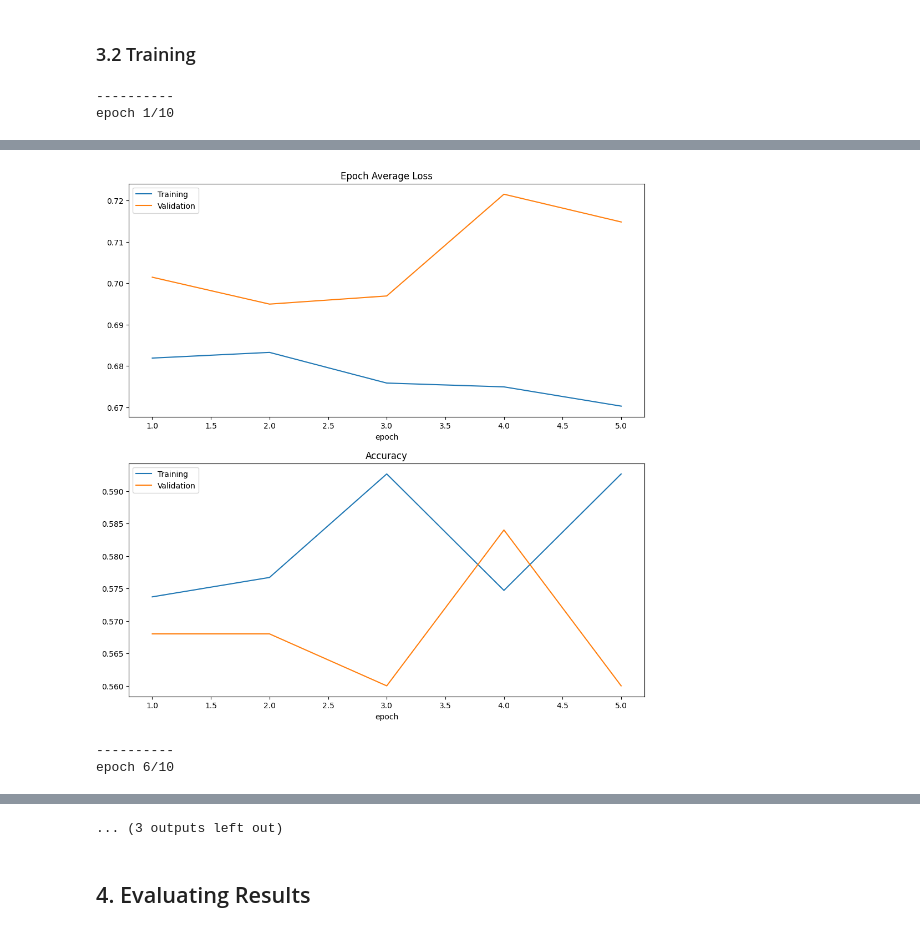
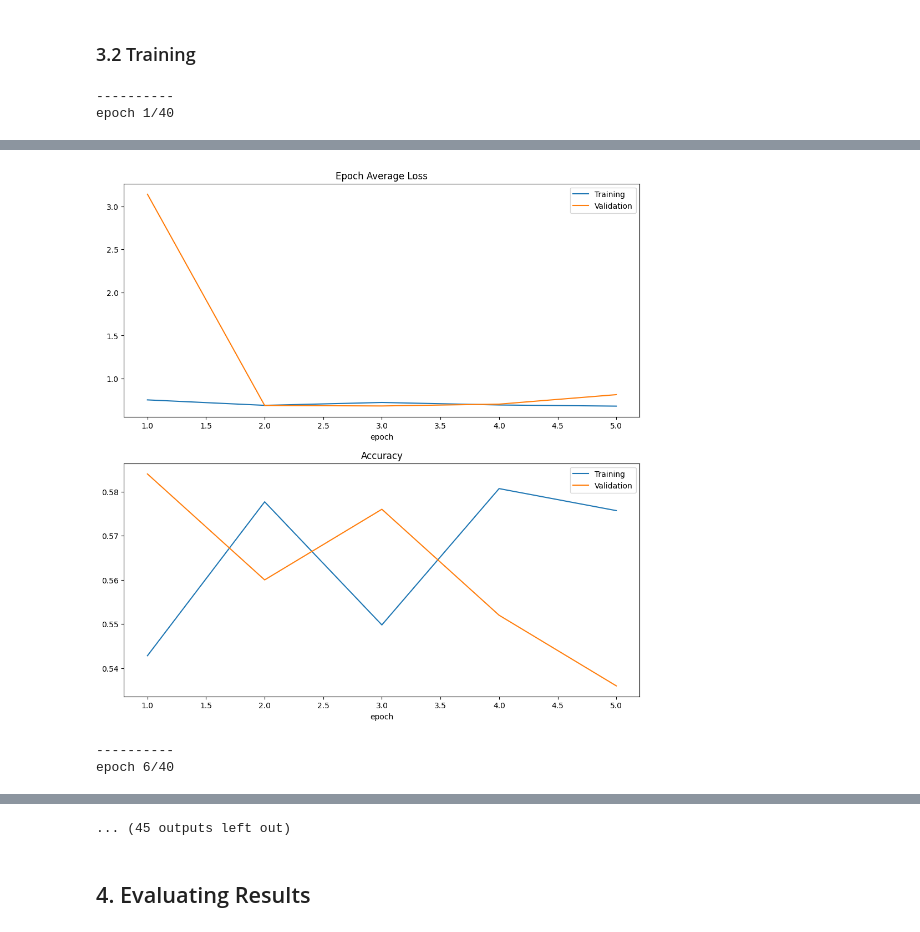
Before and after one commit to rizvi-ha/mgmt-classifier, a Jupyter notebook: TrainModel.ipynb, the cells around one changed output, grey strips where cells are left out. Drawn from its saved outputs; the diff is of its cells as text; code cells hidden in the pictures.

Commit message:
Changed model to Densenet, changed Loss function to accept logits, other fixes
It is actually training now, but still needs improvement

```diff
--- a/TrainModel.ipynb
+++ b/TrainModel.ipynb
@@ -165,13 +164,13 @@ Path - ['/trials/Ivy_Foundation/Final_for_Distribution/Pre/03067/NIFTI_Native/fl
 print(os.cpu_count())
 
 train_ds = CacheDataset(data=dictionary_train, transform=train_transforms, cache_num=1024, num_workers=os.cpu_count())
-train_loader = DataLoader(train_ds, batch_size=4, shuffle=True, num_workers=os.cpu_count())
+train_loader = DataLoader(train_ds, batch_size=32, shuffle=True, num_workers=os.cpu_count())
 
 valid_ds = CacheDataset(data=dictionary_valid, transform=val_transforms, cache_num=1024, num_workers=os.cpu_count())
-valid_loader = DataLoader(valid_ds, batch_size=4, shuffle=False, num_workers=os.cpu_count())
+valid_loader = DataLoader(valid_ds, batch_size=32, shuffle=False, num_workers=os.cpu_count())
 
 test_ds = CacheDataset(data=dictionary_test, transform=val_transforms, cache_num=1024, num_workers=os.cpu_count())
-test_loader = DataLoader(test_ds, batch_size=4, shuffle=False, num_workers=os.cpu_count())
+test_loader = DataLoader(test_ds, batch_size=32, shuffle=False, num_workers=os.cpu_count())
 # %% [output]
 20
 # %% [markdown]
@@ -183,7 +182,11 @@ test_loader = DataLoader(test_ds, batch_size=4, shuffle=False, num_workers=os.cp
 device = torch.device("cuda" if torch.cuda.is_available() else "cpu")
 print(device)
 
-model = monai.networks.nets.resnet.resnet101(spatial_dims=3, n_input_channels=2, num_classes=2)
+model = monai.networks.nets.DenseNet(
+    spatial_dims=3,
+    in_channels=2,
+    out_channels=1,
+)
 
 # If multiple GPUs are available, run in parallel
 if torch.cuda.device_count() > 1:
@@ -192,9 +195,9 @@ if torch.cuda.device_count() > 1:
 model.to(device)
 
 # Loss function for each output
-loss_function = torch.nn.CrossEntropyLoss()
+loss_function = torch.nn.BCEWithLogitsLoss()
 
-optimizer = torch.optim.Adam(model.parameters(), 1e-5)
+optimizer = torch.optim.Adam(model.parameters(), 1e-2)
 # %% [output]
 cuda
 Let's use 4 GPUs!
@@ -250,7 +253,9 @@ val_acc = []
 train_acc = []
 val_acc = []
 
-num_epochs = 10
+num_epochs = 40
+
+torch.cuda.empty_cache()
 
 for epoch in range(num_epochs):
     print("-" * 10)
@@ -263,7 +268,7 @@ for epoch in range(num_epochs):
     # 1 - Class, 2 - Dimension, 3 - Orientation
     num_correct = 0.0
     metric_count = 0
-
+    num_guessed_positive = 0
 
     # TRAINING
     # using tqdm will show progress bar for each epoch
@@ -271,7 +276,7 @@ for epoch in range(num_epochs):
         # iterate through train_loader batches
         for i, batch_data in enumerate(pbar):
             step += 1
-            image, labels = torch.cat((batch_data["Flair_Image"].to(device, dtype=torch.float), batch_data["Flair_Mask_Image"].to(device, dtype=torch.float)), dim=1), torch.from_numpy(np.asarray(batch_data["MGMT"]).astype('int64')).to(device)
+            image, labels = torch.cat((batch_data["Flair_Image"].to(device, dtype=torch.float), batch_data["Flair_Mask_Image"].to(device, dtype=torch.float)), dim=1), torch.from_numpy(np.asarray(batch_data["MGMT"]).astype('int64')).to(device).unsqueeze(1).float()
             optimizer.zero_grad()
             output = model(image)
             loss = loss_function(output, labels)
@@ -279,10 +284,11 @@ for epoch in range(num_epochs):
             optimizer.step()
 
             # values for calculating accuracy
-            value = torch.eq(output.argmax(dim=1), labels)
+            threshold = torch.tensor([0.5]).to(device)
+            num_guessed_positive += (torch.sigmoid(output) > threshold).sum().item()
+            value = torch.eq((torch.sigmoid(output) > threshold).float()*1, labels)
             metric_count += len(value)
             num_correct += value.sum().item()
-
 
             # epoch loss
             epoch_loss += loss.item()
@@ -315,12 +321,15 @@ for epoch in range(num_epochs):
                     y = torch.cat([y, val_labels], dim=0)
 
                 # calculate and append loss
-                loss = loss_function(y_pred, y)
+                loss = loss_function(y_pred, y.float().unsqueeze(1))
                 val_loss.append(loss.item())
 
+
+
                 # calculate and append accuracy
-                acc_value = torch.eq(y_pred.argmax(dim=1), y)
-                acc_metric = acc_value.sum().item() / len(acc_value)
+                threshold = torch.tensor([0.5]).to(device)
+                acc_value = torch.eq((torch.sigmoid(y_pred) > threshold).float()*1, y.float().unsqueeze(1))
+                acc_metric = (acc_value.sum().item()) / len(acc_value)
                 val_acc.append(acc_metric)
 
 
@@ -339,13 +348,15 @@ for epoch in range(num_epochs):
                         'val_acc_arr': val_acc,
                         'val_acc': val_acc,
                         'train_acc': train_acc,
-                        }, "best_metric_resnet101.pth")
+                        }, "best_metric_densenet.pth")
                     print("saved new best metric model")
                 print(
                     "current epoch: {} current avg accuracy: {:.4f} best accuracy: {:.4f} at epoch {}".format(
                         epoch + 1, acc_metric, best_metric, best_metric_epoch
                     )
                 )
+                print("Num guessed positive: ")
+                print(num_guessed_positive)
                 print(
                     "train accuracy: {:.4f} validation accuracy: {:.4f} train loss: {:.4f} validation loss {:.4f}".format(
                         train_acc[-1], acc_metric, train_loss[-1],loss.item()
@@ -359,5 +370,5 @@ for epoch in range(num_epochs):
 print(f"train completed, best_metric: {best_metric:.4f} at epoch: {best_metric_epoch}")
 # %% [output]
 ----------
-epoch 1/10
+epoch 1/40
 saved new best metric model
@@ -383,3 +403,3 @@ train accuracy: 0.5926 validation accuracy: 0.5600 train loss: 0.6703 validation
-[figure, old version]
+[figure, new version]
 ----------
-epoch 6/10
+epoch 6/40
@@ -402,4 +430,4 @@ epoch 10/10
-... (3 outputs left out)
+... (45 outputs left out)
 # %% [markdown]
 ## 4. Evaluating Results
 # %% [markdown]
```
Also changed, not shown: parts of 8 cells of this notebook.
